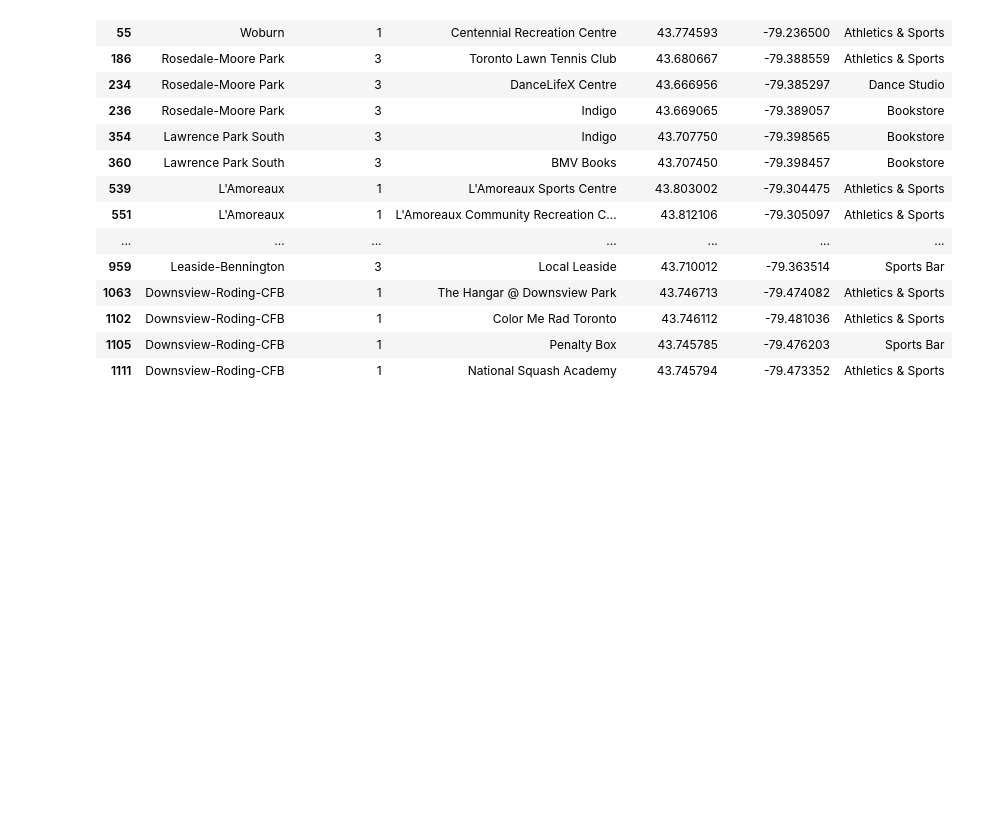
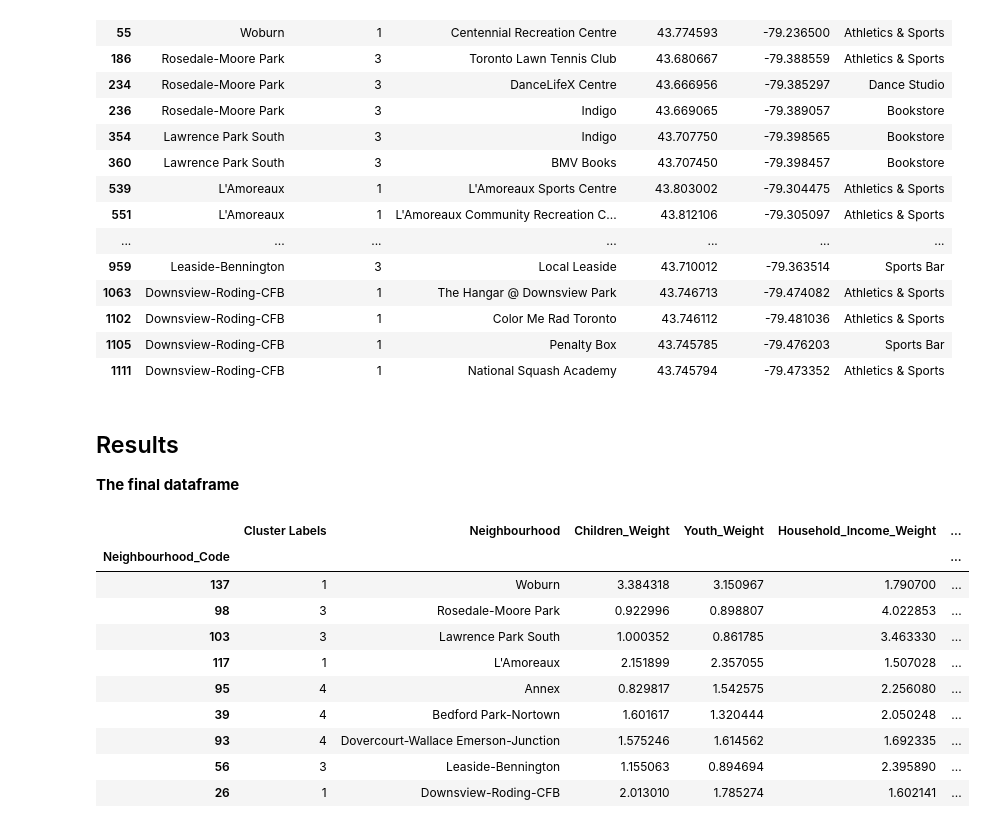
Before and after one commit to angui100/Coursera__Capstone, a Jupyter notebook: Battle_of_Neighbourhoods_Toronto_Business_Oportunity_Searching_WK2.ipynb, the cells around one changed output. Saved outputs shown, nothing was run; the diff lists cells and outputs as text; code cells hidden in the pictures; blank space fills up the shorter version.

```diff
--- a/Battle_of_Neighbourhoods_Toronto_Business_Oportunity_Searching_WK2.ipynb
+++ b/Battle_of_Neighbourhoods_Toronto_Business_Oportunity_Searching_WK2.ipynb
@@ -761,3 +761,21 @@ top15_neighbourhoods_venues[top15_neighbourhoods_venues["Venue Category"].str.co
 | 1102 | Downsview-Roding-CFB | 1 | Color Me Rad Toronto | 43.746112 | -79.481036 | Athletics & Sports |
 | 1105 | Downsview-Roding-CFB | 1 | Penalty Box | 43.745785 | -79.476203 | Sports Bar |
 | 1111 | Downsview-Roding-CFB | 1 | National Squash Academy | 43.745794 | -79.473352 | Athletics & Sports |
+# %% [markdown]
+## Results
+
+**The final dataframe**
+# %%
+df_top15_oportunities_geo[df_top15_oportunities_geo['Neighbourhood'].isin(['Annex', 'Bedford Park-Nortown', 'Dovercourt-Wallace Emerson-Junction', 'Rosedale-Moore Park', 'Lawrence Park South', 'Leaside-Bennington', 'Downsview-Roding-CFB', "L'Amoreaux", 'Woburn'])]
+# %% [output]
+|  | Cluster Labels | Neighbourhood | Children_Weight | Youth_Weight | Household_Income_Weight | ... |
+| Neighbourhood_Code |  |  |  |  |  | ... |
+| 137 | 1 | Woburn | 3.384318 | 3.150967 | 1.790700 | ... |
+| 98 | 3 | Rosedale-Moore Park | 0.922996 | 0.898807 | 4.022853 | ... |
+| 103 | 3 | Lawrence Park South | 1.000352 | 0.861785 | 3.463330 | ... |
+| 117 | 1 | L'Amoreaux | 2.151899 | 2.357055 | 1.507028 | ... |
+| 95 | 4 | Annex | 0.829817 | 1.542575 | 2.256080 | ... |
+| 39 | 4 | Bedford Park-Nortown | 1.601617 | 1.320444 | 2.050248 | ... |
+| 93 | 4 | Dovercourt-Wallace Emerson-Junction | 1.575246 | 1.614562 | 1.692335 | ... |
+| 56 | 3 | Leaside-Bennington | 1.155063 | 0.894694 | 2.395890 | ... |
+| 26 | 1 | Downsview-Roding-CFB | 2.013010 | 1.785274 | 1.602141 | ... |
```
Also changed, not shown: parts of 3 cells of this notebook.
